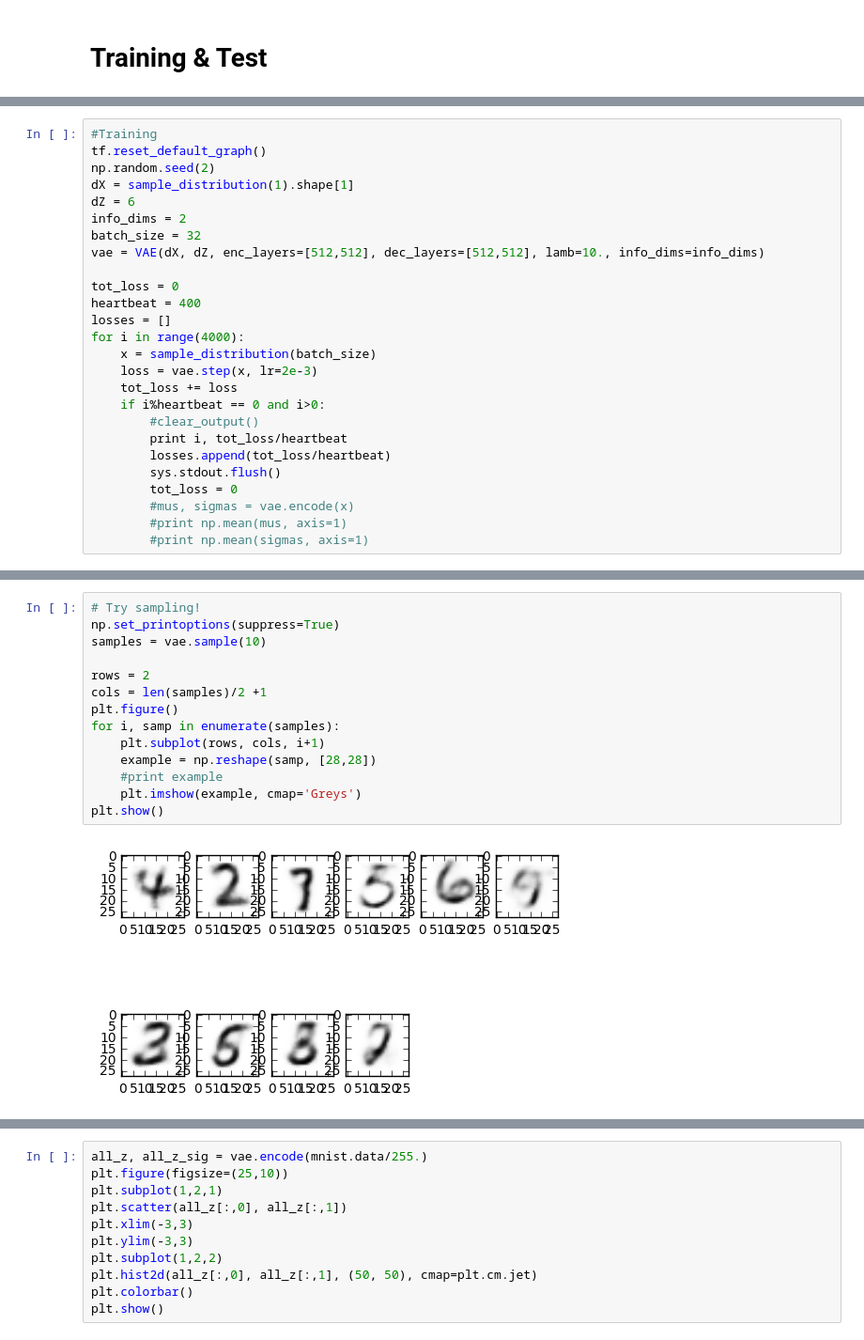
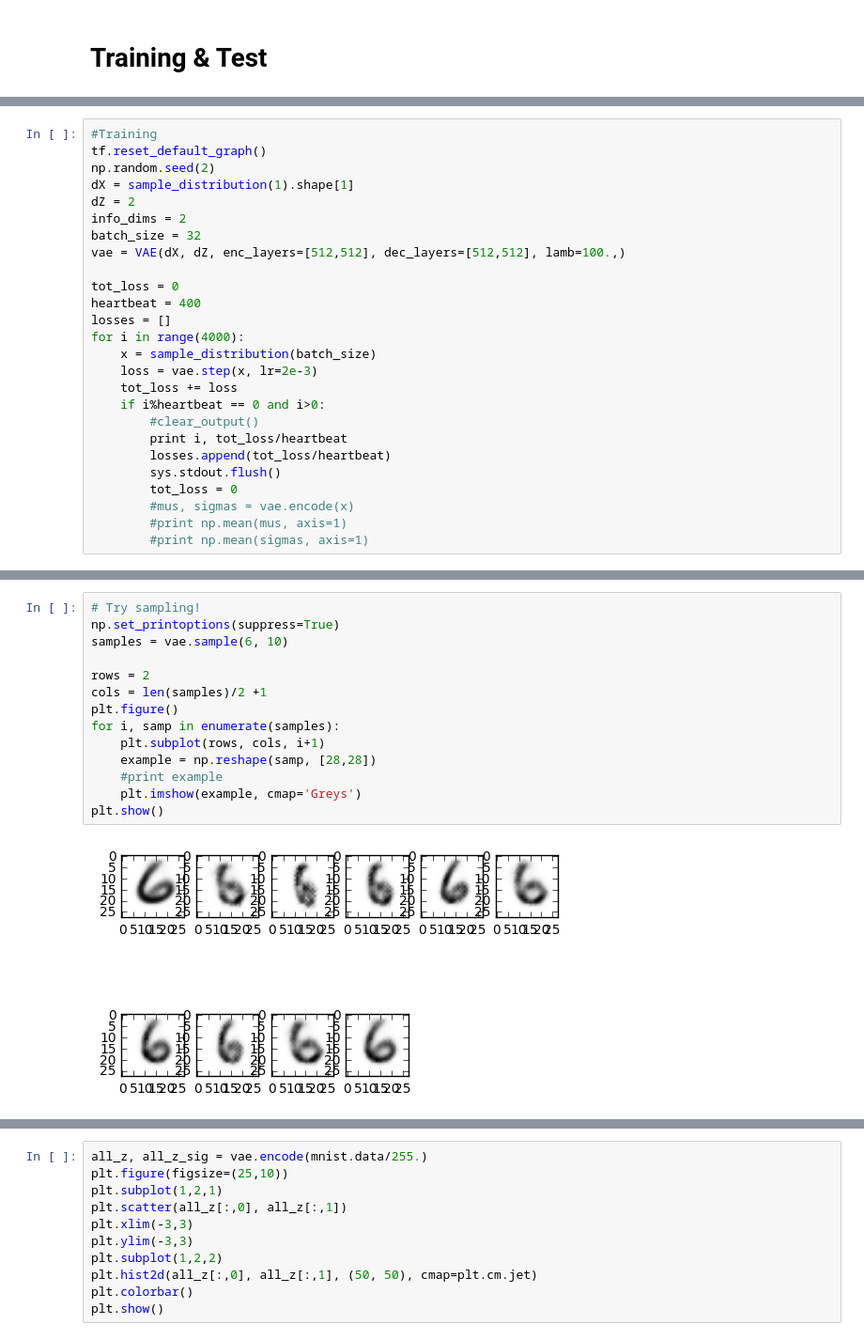
Before and after one commit to justinjfu/sandbox, a Jupyter notebook: VAE_info.ipynb, the cells around one changed output, grey strips where cells are left out. Shown at 94% size. Cells and saved outputs as stored; diff of their text form.

```diff
--- a/VAE_info.ipynb
+++ b/VAE_info.ipynb
@@ -206,10 +237,10 @@ plt.show()
 tf.reset_default_graph()
 np.random.seed(2)
 dX = sample_distribution(1).shape[1]
-dZ = 6
+dZ = 2
 info_dims = 2
 batch_size = 32
-vae = VAE(dX, dZ, enc_layers=[512,512], dec_layers=[512,512], lamb=10., info_dims=info_dims)
+vae = VAE(dX, dZ, enc_layers=[512,512], dec_layers=[512,512], lamb=100.,)
 
 tot_loss = 0
 heartbeat = 400
@@ -247,16 +278,16 @@ plt.show()
 # %%
 # Try sampling!
 np.set_printoptions(suppress=True)
-samples = vae.sample(10)
+samples = vae.sample(6, 10)
 
 rows = 2
 cols = len(samples)/2 +1
 plt.figure()
 for i, samp in enumerate(samples):
     plt.subplot(rows, cols, i+1)
     example = np.reshape(samp, [28,28])
     #print example
     plt.imshow(example, cmap='Greys')
 plt.show()
 # %% [output]
-[figure, old version]
+[figure, new version]
```
Also changed, not shown: parts of 8 cells of this notebook.
